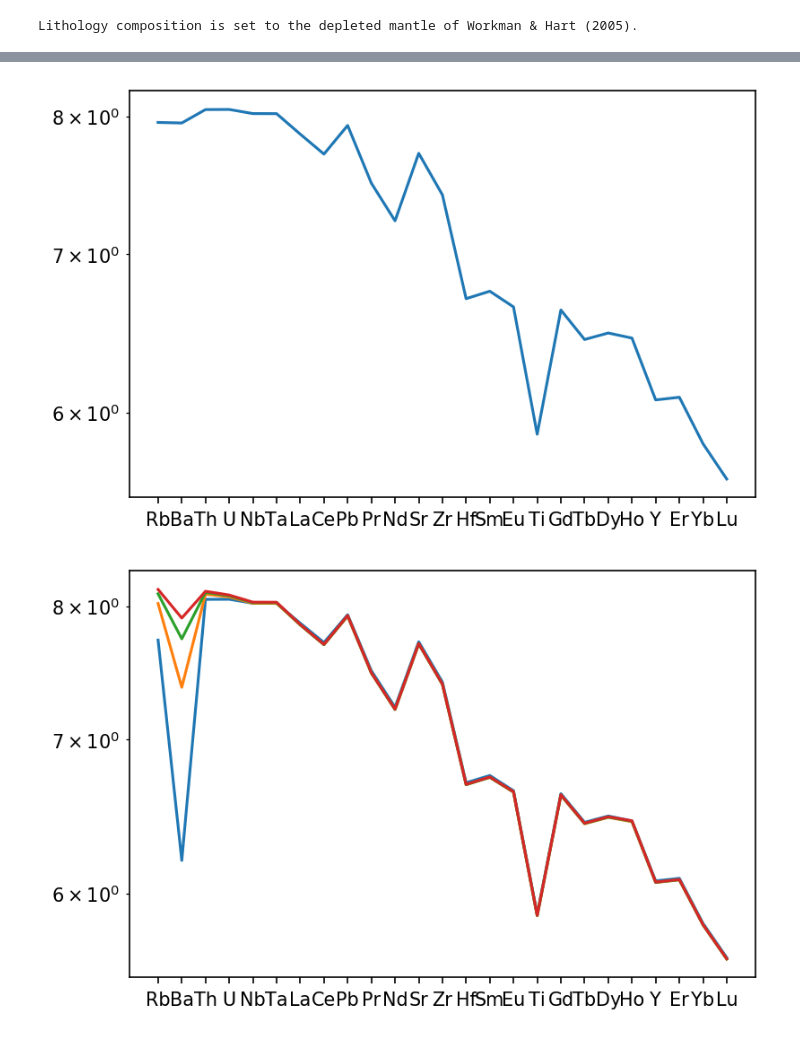
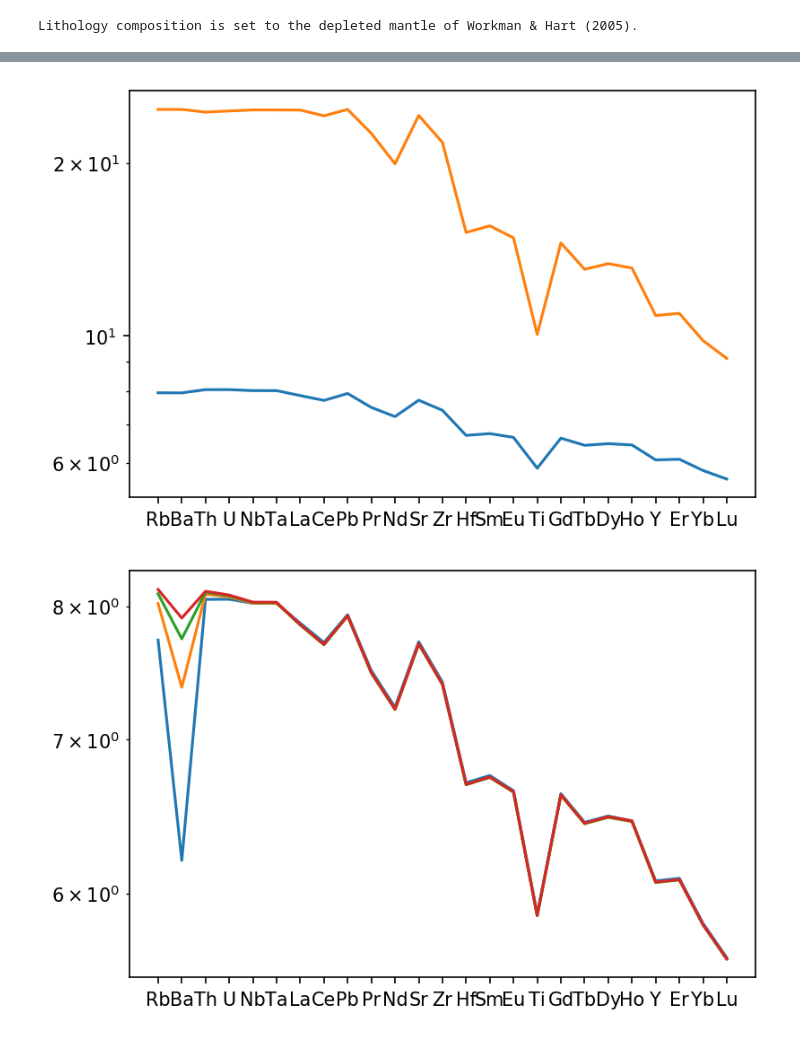
Before and after one commit to simonwmatthews/pyMelt, a Jupyter notebook: dev/Untitled.ipynb, the cells around one changed output, grey strips where cells are left out. Saved outputs shown, nothing was run; the diff lists cells and outputs as text; code cells hidden in the pictures.

```diff
--- a/dev/Untitled.ipynb
+++ b/dev/Untitled.ipynb
@@ -26,3 +26,5 @@ column.calculate_chemistry()#elements={'lz':elements})#,
 #                            D={'Ba': m.chemistry.workman05_D['Ba'], 'Rb': m.chemistry.workman05_D['Rb']})
 # %% [output]
 Lithology composition is set to the depleted mantle of Workman & Hart (2005).
+# %%
+oib = m.geosettings.OceanIsland(column, 1.5)
@@ -51,15 +73,19 @@ dtype: float64
 # %%
 f,a = plt.subplots(dpi=150)
 normed = []
 for el in list(morb.chemistry.keys()):
     normed.append(morb.chemistry[el]/elements[el])
 a.plot(range(len(morb.chemistry)), normed)
+normed = []
+for el in list(oib.chemistry.keys()):
+    normed.append(oib.chemistry[el]/elements[el])
+a.plot(range(len(oib.chemistry)), normed)
 a.set_xticks(range(len(morb.chemistry)))
 a.set_xticklabels(list(morb.chemistry.keys()))
 a.set_yscale('log')
 plt.show()
 # %% [output]
-[figure, old version]
+[figure, new version]
 # %%
 steps = [1000, 2000, 3000, 4000]
 f,a = plt.subplots(dpi=150)
```
Also changed, not shown: parts of 1 cell of this notebook, 1 other file.
